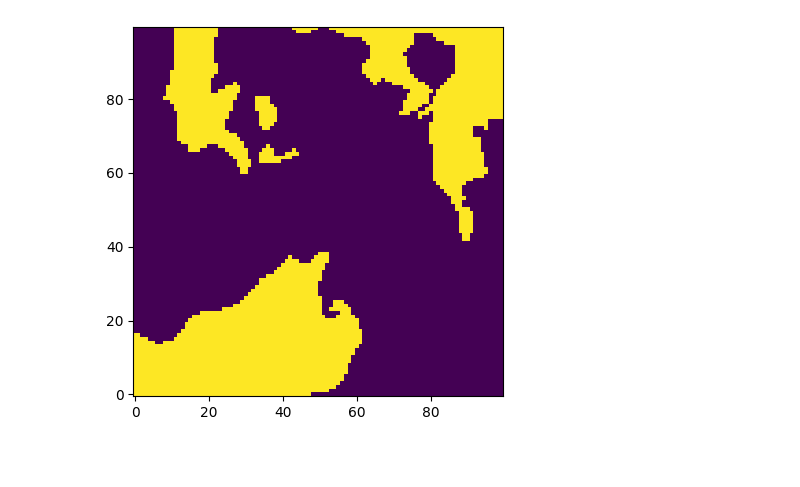
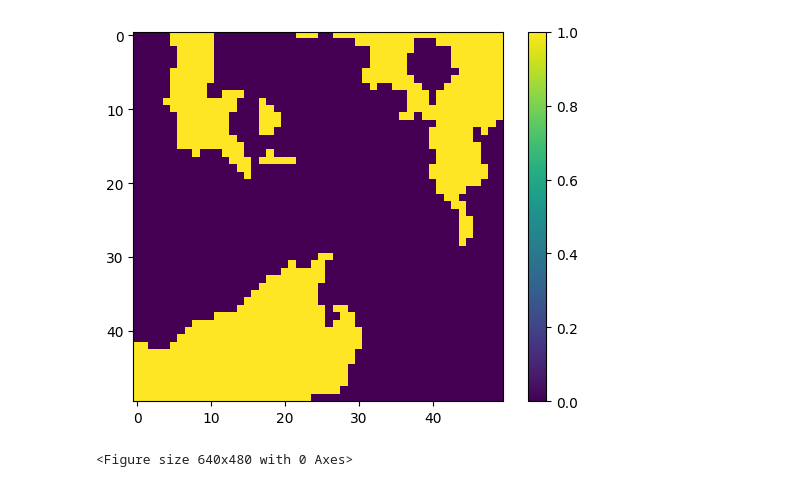
Before and after one commit to HRI-EU/ProMis, a Jupyter notebook: promis-ships.ipynb, the cells around one changed output. Cells and saved outputs as stored; diff of their text form; code cells hidden in the pictures; blank space fills up the shorter version.

```diff
--- a/promis-ships.ipynb
+++ b/promis-ships.ipynb
@@ -430,0 +31,7 @@ print(f"Loaded {len(experiment_map.features)} features")
+# %%
+loader = NauticalChartLoader(chart_root=Path("data") / "us_charts")
+
+origin = PolarLocation(latitude=41.5188, longitude=-70.6777)
+experiment_map = loader.load_cartesian(origin=origin, width=2000, height=2000)
+
+print(f"Loaded {len(experiment_map.features)} features")
@@ -496,6 +89,23 @@ pmd.compute_distributions(None, cache=".promis_cache")
+# %%
+# Setup the engine
+pmd = ProMis(
+    origin=origin,
+    dimensions=(1_000.0, 1_000.0),  # Meters
+    resolution=(50, 50),  # Pixels
+    location_types=[
+        # Which types to load and compute relations for
+        LocationType.LAND,
+        LocationType.WATER,
+    ],
+    number_of_random_maps=10,  # How many maps to generate to compute statistics,
+)
+pmd.map = experiment_map
+pmd.compute_distributions(None, cache=".promis_cache")
 # %%
-image = pmd.overs[LocationType.LAND].probability.data.T[::-1, :]
-plt.imshow(image, origin="lower")
-pass
+plt.imshow(pmd.overs[LocationType.LAND].probability.data.T)
+plt.colorbar()
+plt.show()
+plt.clf()
 # %% [output]
-[figure, old version]
+[figure, new version]
+<Figure size 640x480 with 0 Axes>
```
Also changed, not shown: parts of 14 cells of this notebook, 8 other files.
